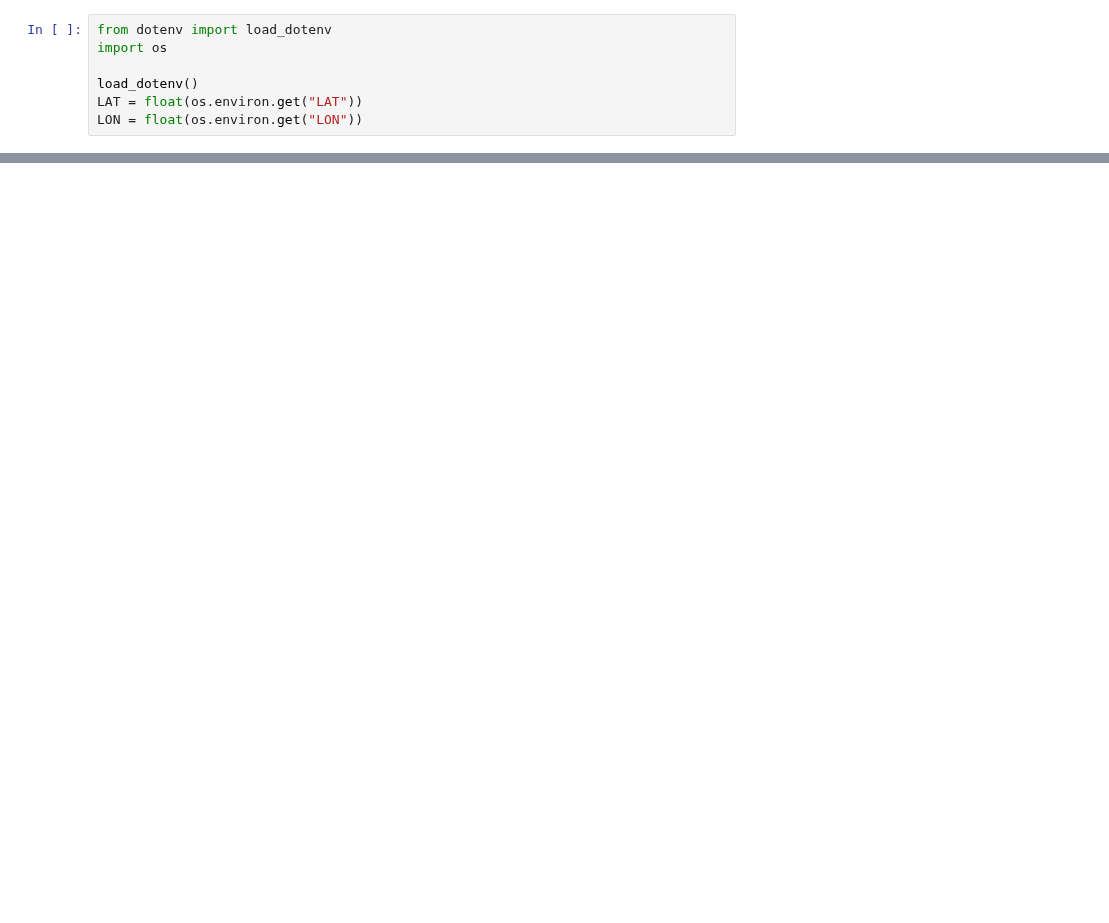
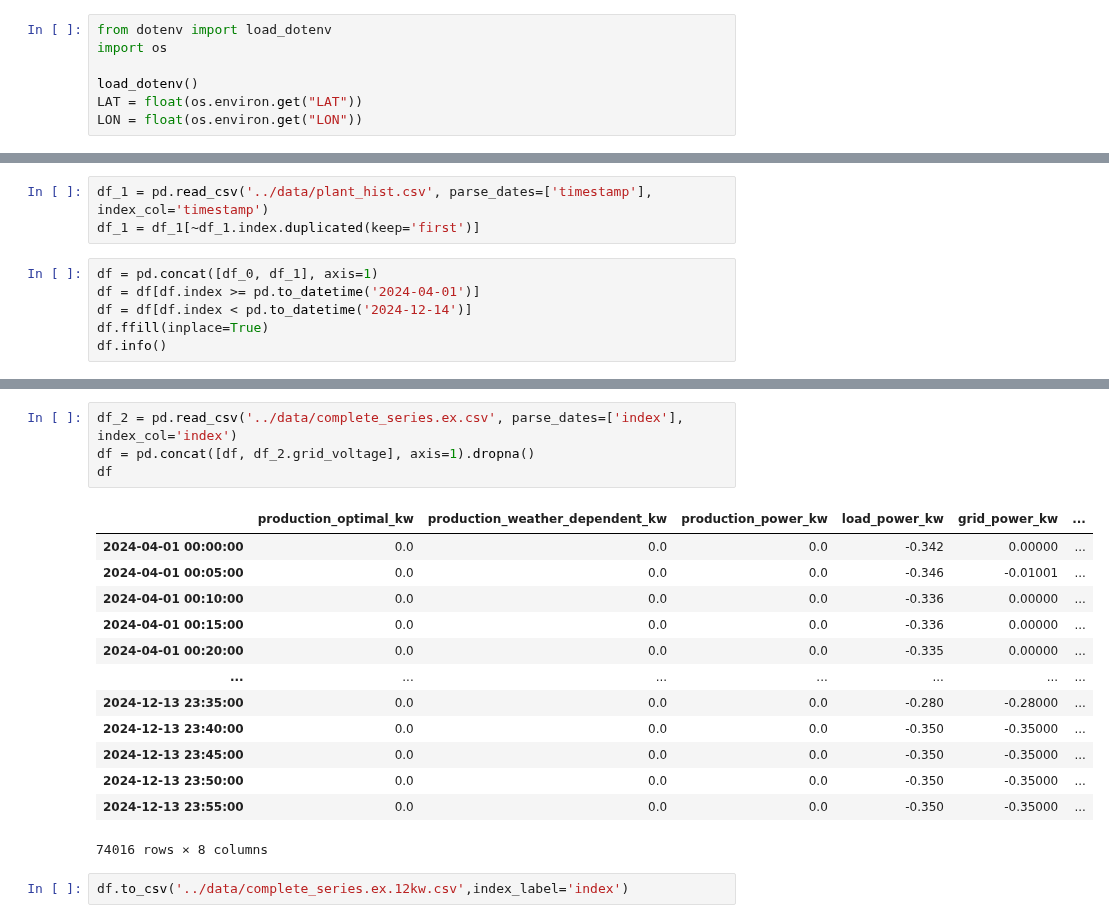
Before and after one commit to EmaR97/EnergyManagementRL, a Jupyter notebook: notebooks/05.ipynb, the cells around one changed output, grey strips where cells are left out. Cells and saved outputs as stored; diff of their text form; blank space fills up the shorter version.

Commit message:
complete_series.ex.csv update

```diff
--- a/notebooks/05.ipynb
+++ b/notebooks/05.ipynb
@@ -80,0 +77,9 @@ df['residual']
+# %%
+df_1 = pd.read_csv('../data/plant_hist.csv', parse_dates=['timestamp'], index_col='timestamp')
+df_1 = df_1[~df_1.index.duplicated(keep='first')]
+# %%
+df = pd.concat([df_0, df_1], axis=1)
+df = df[df.index >= pd.to_datetime('2024-04-01')]
+df = df[df.index < pd.to_datetime('2024-12-14')]
+df.ffill(inplace=True)
+df.info()
@@ -80,0 +102,20 @@ df['residual']
+# %%
+df_2 = pd.read_csv('../data/complete_series.ex.csv', parse_dates=['index'], index_col='index')
+df = pd.concat([df, df_2.grid_voltage], axis=1).dropna()
+df
+# %% [output]
+|  | production_optimal_kw | production_weather_dependent_kw | production_power_kw | load_power_kw | grid_power_kw | ... |
+| 2024-04-01 00:00:00 | 0.0 | 0.0 | 0.0 | -0.342 | 0.00000 | ... |
+| 2024-04-01 00:05:00 | 0.0 | 0.0 | 0.0 | -0.346 | -0.01001 | ... |
+| 2024-04-01 00:10:00 | 0.0 | 0.0 | 0.0 | -0.336 | 0.00000 | ... |
+| 2024-04-01 00:15:00 | 0.0 | 0.0 | 0.0 | -0.336 | 0.00000 | ... |
+| 2024-04-01 00:20:00 | 0.0 | 0.0 | 0.0 | -0.335 | 0.00000 | ... |
+| ... | ... | ... | ... | ... | ... | ... |
+| 2024-12-13 23:35:00 | 0.0 | 0.0 | 0.0 | -0.280 | -0.28000 | ... |
+| 2024-12-13 23:40:00 | 0.0 | 0.0 | 0.0 | -0.350 | -0.35000 | ... |
+| 2024-12-13 23:45:00 | 0.0 | 0.0 | 0.0 | -0.350 | -0.35000 | ... |
+| 2024-12-13 23:50:00 | 0.0 | 0.0 | 0.0 | -0.350 | -0.35000 | ... |
+| 2024-12-13 23:55:00 | 0.0 | 0.0 | 0.0 | -0.350 | -0.35000 | ... |
+74016 rows × 8 columns
+# %%
+df.to_csv('../data/complete_series.ex.12kw.csv',index_label='index')
```
Also changed, not shown: parts of 11 cells of this notebook, 3 other files.
